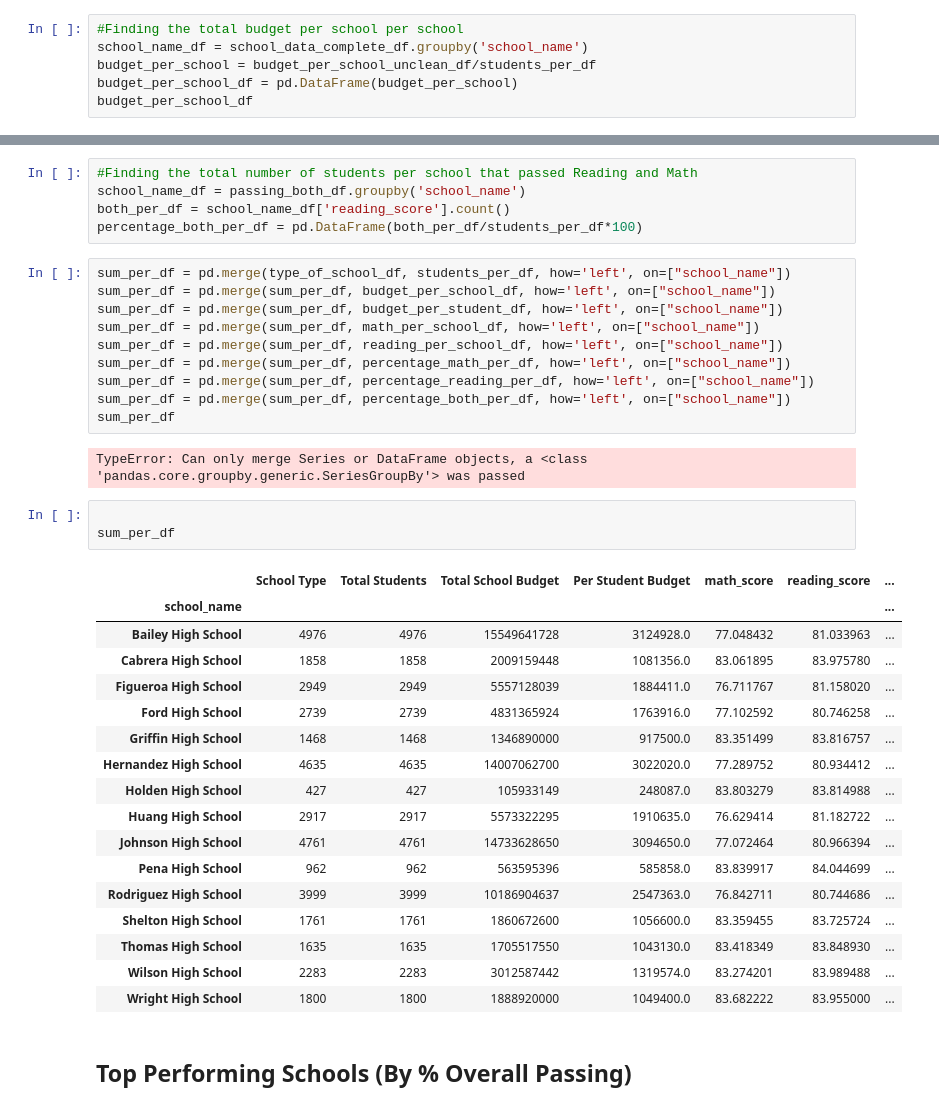
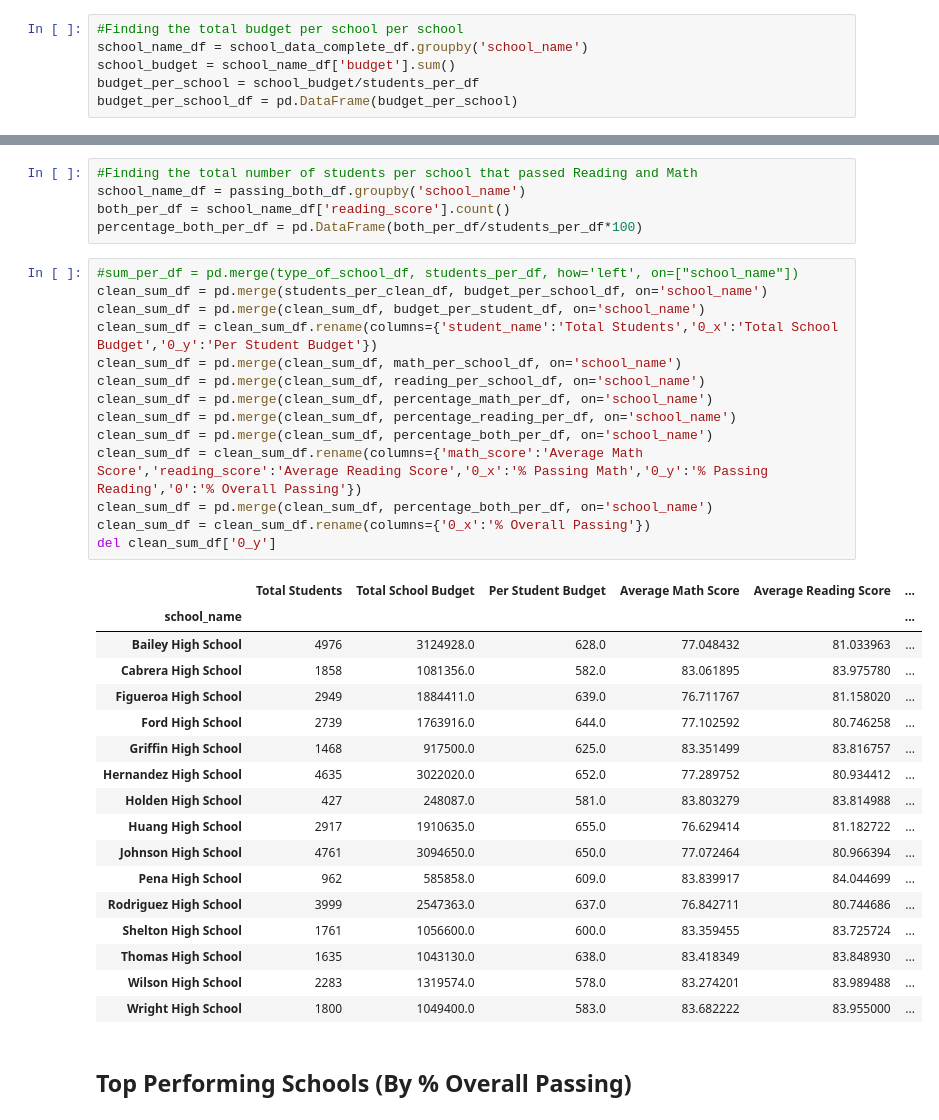
Before and after one commit to j1candel/pandas-challenge, a Jupyter notebook: PyCitySchools/.ipynb, the cells around one changed output, grey strips where cells are left out. Drawn from its saved outputs; the diff is of its cells as text.

```diff
--- a/PyCitySchools/.ipynb
+++ b/PyCitySchools/.ipynb
@@ -159,6 +195,6 @@ students_per_clean_df=pd.DataFrame(students_per_df)
 # %%
 #Finding the total budget per school per school
 school_name_df = school_data_complete_df.groupby('school_name')
-budget_per_school = budget_per_school_unclean_df/students_per_df
+school_budget = school_name_df['budget'].sum()
+budget_per_school = school_budget/students_per_df
 budget_per_school_df = pd.DataFrame(budget_per_school)
-budget_per_school_df
@@ -207,37 +225,36 @@ school_name_df = passing_both_df.groupby('school_name')
 both_per_df = school_name_df['reading_score'].count()
 percentage_both_per_df = pd.DataFrame(both_per_df/students_per_df*100)
 # %%
-sum_per_df = pd.merge(type_of_school_df, students_per_df, how='left', on=["school_name"])
-sum_per_df = pd.merge(sum_per_df, budget_per_school_df, how='left', on=["school_name"])
-sum_per_df = pd.merge(sum_per_df, budget_per_student_df, how='left', on=["school_name"])
-sum_per_df = pd.merge(sum_per_df, math_per_school_df, how='left', on=["school_name"])
-sum_per_df = pd.merge(sum_per_df, reading_per_school_df, how='left', on=["school_name"])
-sum_per_df = pd.merge(sum_per_df, percentage_math_per_df, how='left', on=["school_name"])
-sum_per_df = pd.merge(sum_per_df, percentage_reading_per_df, how='left', on=["school_name"])
-sum_per_df = pd.merge(sum_per_df, percentage_both_per_df, how='left', on=["school_name"])
-sum_per_df
+#sum_per_df = pd.merge(type_of_school_df, students_per_df, how='left', on=["school_name"])
+clean_sum_df = pd.merge(students_per_clean_df, budget_per_school_df, on='school_name')
+clean_sum_df = pd.merge(clean_sum_df, budget_per_student_df, on='school_name')
+clean_sum_df = clean_sum_df.rename(columns={'student_name':'Total Students','0_x':'Total School Budget','0_y':'Per Student Budget'})
+clean_sum_df = pd.merge(clean_sum_df, math_per_school_df, on='school_name')
+clean_sum_df = pd.merge(clean_sum_df, reading_per_school_df, on='school_name')
+clean_sum_df = pd.merge(clean_sum_df, percentage_math_per_df, on='school_name')
+clean_sum_df = pd.merge(clean_sum_df, percentage_reading_per_df, on='school_name')
+clean_sum_df = pd.merge(clean_sum_df, percentage_both_per_df, on='school_name')
+clean_sum_df = clean_sum_df.rename(columns={'math_score':'Average Math Score','reading_score':'Average Reading Score','0_x':'% Passing Math','0_y':'% Passing Reading','0':'% Overall Passing'})
+clean_sum_df = pd.merge(clean_sum_df, percentage_both_per_df, on='school_name')
+clean_sum_df = clean_sum_df.rename(columns={'0_x':'% Overall Passing'})
+del clean_sum_df['0_y']
 # %% [output]
-TypeError: Can only merge Series or DataFrame objects, a <class 'pandas.core.groupby.generic.SeriesGroupBy'> was passed
+|  | Total Students | Total School Budget | Per Student Budget | Average Math Score | Average Reading Score | ... |
+| school_name |  |  |  |  |  | ... |
+| Bailey High School | 4976 | 3124928.0 | 628.0 | 77.048432 | 81.033963 | ... |
+| Cabrera High School | 1858 | 1081356.0 | 582.0 | 83.061895 | 83.975780 | ... |
+| Figueroa High School | 2949 | 1884411.0 | 639.0 | 76.711767 | 81.158020 | ... |
+| Ford High School | 2739 | 1763916.0 | 644.0 | 77.102592 | 80.746258 | ... |
+| Griffin High School | 1468 | 917500.0 | 625.0 | 83.351499 | 83.816757 | ... |
+| Hernandez High School | 4635 | 3022020.0 | 652.0 | 77.289752 | 80.934412 | ... |
+| Holden High School | 427 | 248087.0 | 581.0 | 83.803279 | 83.814988 | ... |
+| Huang High School | 2917 | 1910635.0 | 655.0 | 76.629414 | 81.182722 | ... |
+| Johnson High School | 4761 | 3094650.0 | 650.0 | 77.072464 | 80.966394 | ... |
+| Pena High School | 962 | 585858.0 | 609.0 | 83.839917 | 84.044699 | ... |
+| Rodriguez High School | 3999 | 2547363.0 | 637.0 | 76.842711 | 80.744686 | ... |
+| Shelton High School | 1761 | 1056600.0 | 600.0 | 83.359455 | 83.725724 | ... |
+| Thomas High School | 1635 | 1043130.0 | 638.0 | 83.418349 | 83.848930 | ... |
+| Wilson High School | 2283 | 1319574.0 | 578.0 | 83.274201 | 83.989488 | ... |
+| Wright High School | 1800 | 1049400.0 | 583.0 | 83.682222 | 83.955000 | ... |
-# %%
-
-sum_per_df
-# %% [output]
-|  | School Type | Total Students | Total School Budget | Per Student Budget | math_score | reading_score | ... |
-| school_name |  |  |  |  |  |  | ... |
-| Bailey High School | 4976 | 4976 | 15549641728 | 3124928.0 | 77.048432 | 81.033963 | ... |
-| Cabrera High School | 1858 | 1858 | 2009159448 | 1081356.0 | 83.061895 | 83.975780 | ... |
-| Figueroa High School | 2949 | 2949 | 5557128039 | 1884411.0 | 76.711767 | 81.158020 | ... |
-| Ford High School | 2739 | 2739 | 4831365924 | 1763916.0 | 77.102592 | 80.746258 | ... |
-| Griffin High School | 1468 | 1468 | 1346890000 | 917500.0 | 83.351499 | 83.816757 | ... |
-| Hernandez High School | 4635 | 4635 | 14007062700 | 3022020.0 | 77.289752 | 80.934412 | ... |
-| Holden High School | 427 | 427 | 105933149 | 248087.0 | 83.803279 | 83.814988 | ... |
-| Huang High School | 2917 | 2917 | 5573322295 | 1910635.0 | 76.629414 | 81.182722 | ... |
-| Johnson High School | 4761 | 4761 | 14733628650 | 3094650.0 | 77.072464 | 80.966394 | ... |
-| Pena High School | 962 | 962 | 563595396 | 585858.0 | 83.839917 | 84.044699 | ... |
-| Rodriguez High School | 3999 | 3999 | 10186904637 | 2547363.0 | 76.842711 | 80.744686 | ... |
-| Shelton High School | 1761 | 1761 | 1860672600 | 1056600.0 | 83.359455 | 83.725724 | ... |
-| Thomas High School | 1635 | 1635 | 1705517550 | 1043130.0 | 83.418349 | 83.848930 | ... |
-| Wilson High School | 2283 | 2283 | 3012587442 | 1319574.0 | 83.274201 | 83.989488 | ... |
-| Wright High School | 1800 | 1800 | 1888920000 | 1049400.0 | 83.682222 | 83.955000 | ... |
 # %% [markdown]
 ## Top Performing Schools (By % Overall Passing)
```
Also changed, not shown: parts of 25 cells of this notebook.
